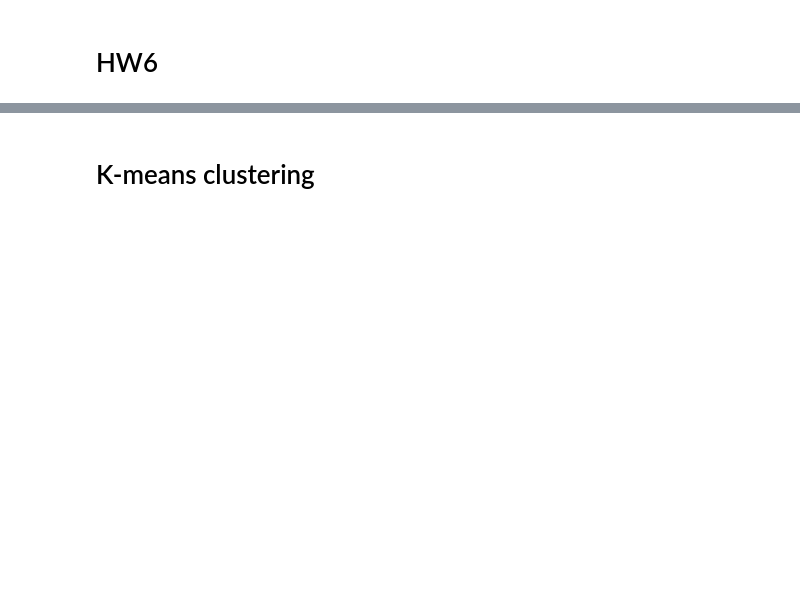
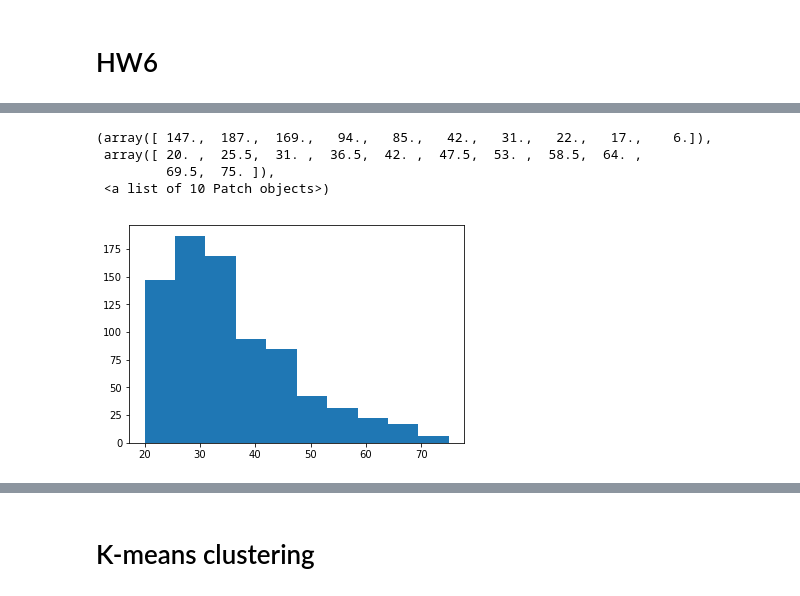
Before and after one commit to jngaravitoc/Lecture_notes_UofA, a Jupyter notebook: DataScience/HWs/HW6.ipynb, the cells around one changed output, grey strips where cells are left out. Cells and saved outputs as stored; diff of their text form; code cells hidden in the pictures; blank space fills up the shorter version.

```diff
--- a/DataScience/HWs/HW6.ipynb
+++ b/DataScience/HWs/HW6.ipynb
@@ -28,0 +25,11 @@ def substract_max_data(data):
+# %%
+def ages_data(data2):
+    data_copy2 = copy(data2)
+    for i in range((20)):
+        x_vals = array(list((set(data2[:,i]))))
+        values = arange(1, len(x_vals)+1)
+        if i!=12:
+            for j in range(len(data2)-1):
+                index = where(data2[j,i]==x_vals)[0]
+                data_copy2[j,i] = values[index]
+    return data_copy2
@@ -29,4 +47,4 @@ def substract_max_data(data):
 # %%
-training = substract_max_data(training)
-validation = substract_max_data(validation)
-test = substract_max_data(test)
+training_all = substract_max_data(training)
+validation_all = substract_max_data(validation)
+test_all = substract_max_data(test)
@@ -41,0 +51,4 @@ X_test = test
+# %%
+train_ages = ages_data(training)
+validation_ages = ages_data(validation)
+test_ages = ages_data(test)
@@ -41,0 +59,8 @@ X_test = test
+# %%
+hist(train_ages[:,12])
+# %% [output]
+(array([ 147.,  187.,  169.,   94.,   85.,   42.,   31.,   22.,   17.,    6.]),
+ array([ 20. ,  25.5,  31. ,  36.5,  42. ,  47.5,  53. ,  58.5,  64. ,
+         69.5,  75. ]),
+ <a list of 10 Patch objects>)
+[figure, added]
```
Also changed, not shown: parts of 54 cells of this notebook, 1 other file.
